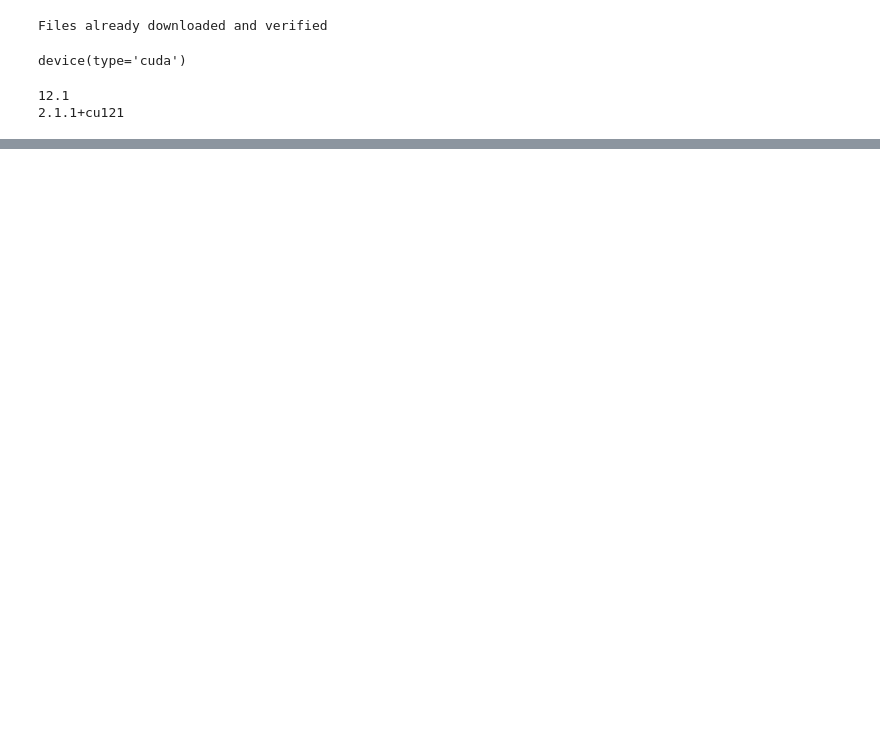
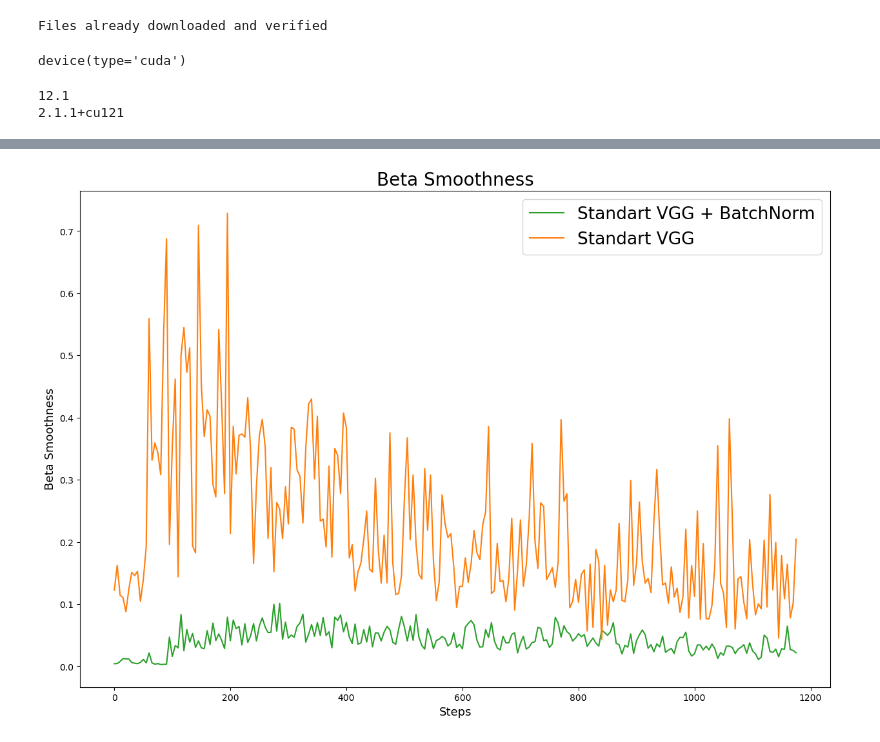
Before and after one commit to sanikadamn/Does-batchnorm-reduce-ICS-, a Jupyter notebook: experiment3.ipynb, the cells around one changed output, grey strips where cells are left out. Drawn from its saved outputs; the diff is of its cells as text; code cells hidden in the pictures; blank space fills up the shorter version.

```diff
--- a/experiment3.ipynb
+++ b/experiment3.ipynb
@@ -220,0 +227,15 @@ Epoch: 50, Loss: 0.0601, Accuracy: 98.02%
+# %%
+grads_0001_copy = np.array(grads_0001)
+grads_0005_copy = np.array(grads_0005)
+
+grad_pred_0001 = []
+grad_pred_0005 = []
+
+grad_pred_0001 = np.linalg.norm(grads_0001_copy, axis=1, ord=2)
+grad_pred_0005 = np.linalg.norm(grads_0005_copy, axis=1, ord=2)
+
+min_curve = []
+max_curve = []
+for i in range(len(grad_pred_0001)):
+    min_curve.append(np.min([grad_pred_0001[i], grad_pred_0005[i]]))
+    max_curve.append(np.max([grad_pred_0001[i], grad_pred_0005[i]]))
@@ -220,0 +279,17 @@ Epoch: 50, Loss: 0.0601, Accuracy: 98.02%
+# %%
+step = 5
+steps = np.arange(0, len(min_curve), step)
+plt.figure(figsize=(15, 10))
+
+# plt.plot(steps, min_curve_nb[::step], color='C2')
+plt.plot(steps, max_curve[::step], color='C1', label='Standart VGG + BatchNorm')
+plt.plot(steps, max_curve_nb[::step], color='C2', label='Standart VGG')
+
+plt.legend(fontsize=19)
+plt.title('Beta Smoothness', fontsize=20)
+plt.ylabel('Beta Smoothness', fontsize=13)
+plt.xlabel('Steps', fontsize=13)
+# plt.savefig(os.path.join(figures_path, 'gradient_predictiveness.png'), dpi=500, quality=100)
+plt.show()
+# %% [output]
+[figure, added]
```
Also changed, not shown: parts of 7 cells of this notebook.
